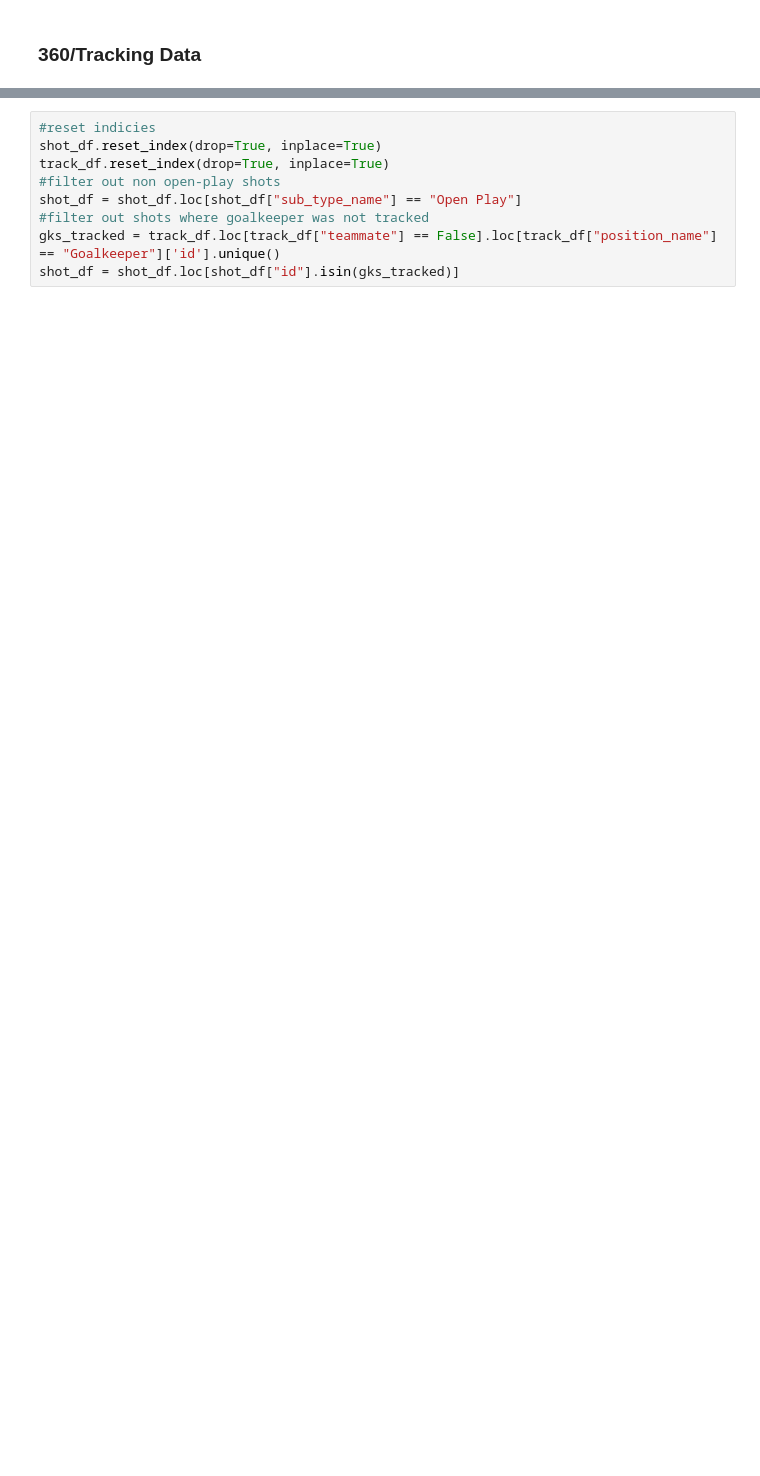
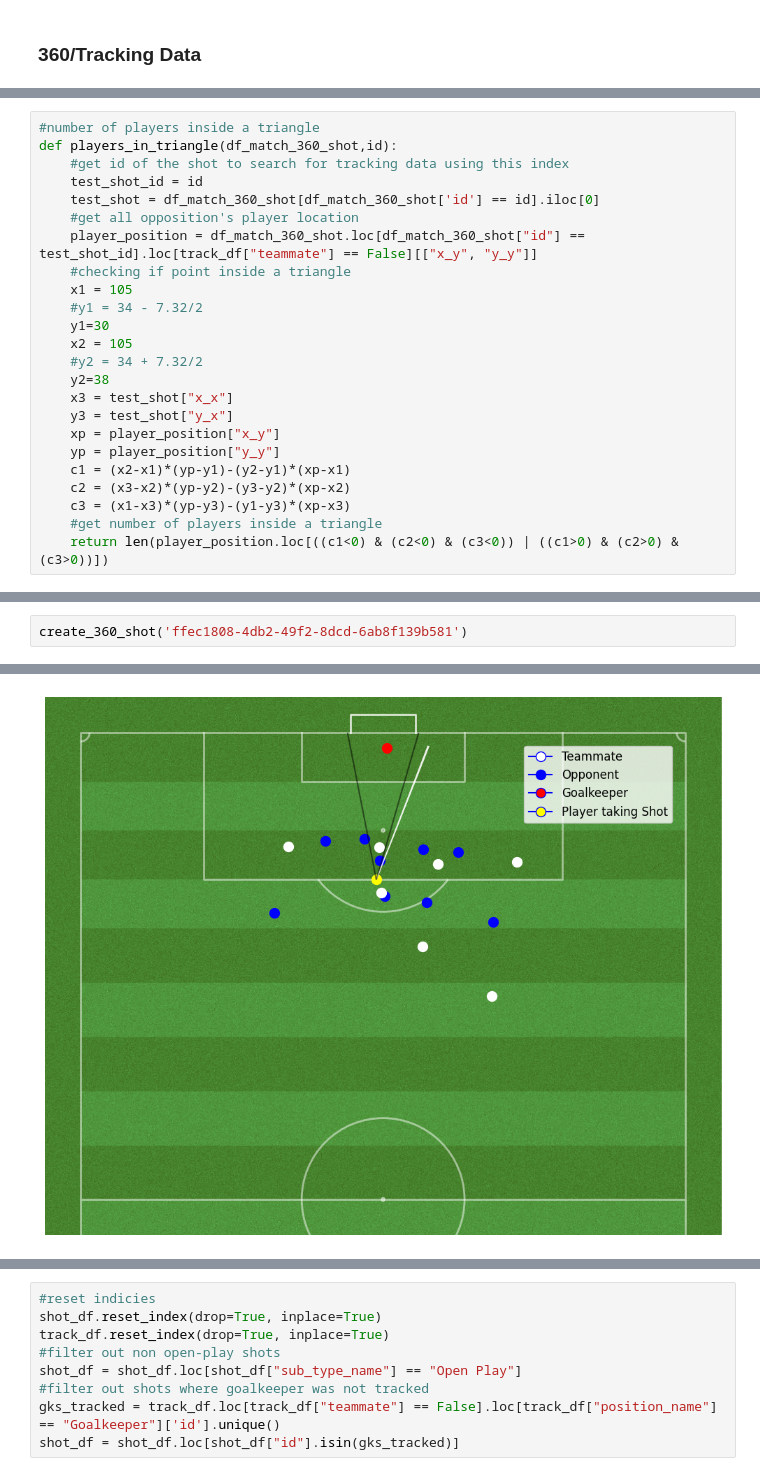
Before and after one commit to ishdeep-10/IndianCitizen, a Jupyter notebook: Models/xG/Understanding_xG.ipynb, the cells around one changed output, grey strips where cells are left out. Saved outputs shown, nothing was run; the diff lists cells and outputs as text; blank space fills up the shorter version.

```diff
--- a/Models/xG/Understanding_xG.ipynb
+++ b/Models/xG/Understanding_xG.ipynb
@@ -283,0 +343,24 @@ track_df.shape
+# %%
+#number of players inside a triangle
+def players_in_triangle(df_match_360_shot,id):
+    #get id of the shot to search for tracking data using this index
+    test_shot_id = id
+    test_shot = df_match_360_shot[df_match_360_shot['id'] == id].iloc[0]
+    #get all opposition's player location
+    player_position = df_match_360_shot.loc[df_match_360_shot["id"] == test_shot_id].loc[track_df["teammate"] == False][["x_y", "y_y"]]
+    #checking if point inside a triangle
+    x1 = 105
+    #y1 = 34 - 7.32/2
+    y1=30
+    x2 = 105
+    #y2 = 34 + 7.32/2
+    y2=38
+    x3 = test_shot["x_x"]
+    y3 = test_shot["y_x"]
+    xp = player_position["x_y"]
+    yp = player_position["y_y"]
+    c1 = (x2-x1)*(yp-y1)-(y2-y1)*(xp-x1)
+    c2 = (x3-x2)*(yp-y2)-(y3-y2)*(xp-x2)
+    c3 = (x1-x3)*(yp-y3)-(y1-y3)*(xp-x3)
+    #get number of players inside a triangle
+    return len(player_position.loc[((c1<0) & (c2<0) & (c3<0)) | ((c1>0) & (c2>0) & (c3>0))])
@@ -283,0 +435,3 @@ track_df.shape
+# %%
+create_360_shot('ffec1808-4db2-49f2-8dcd-6ab8f139b581')
+# %% [output]
@@ -284,3 +447,4 @@ track_df.shape
+[figure, added]
 # %%
 shot_df["sub_type_name"].unique()
 # %% [output]
```
Also changed, not shown: parts of 50 cells of this notebook, 9 other files.
